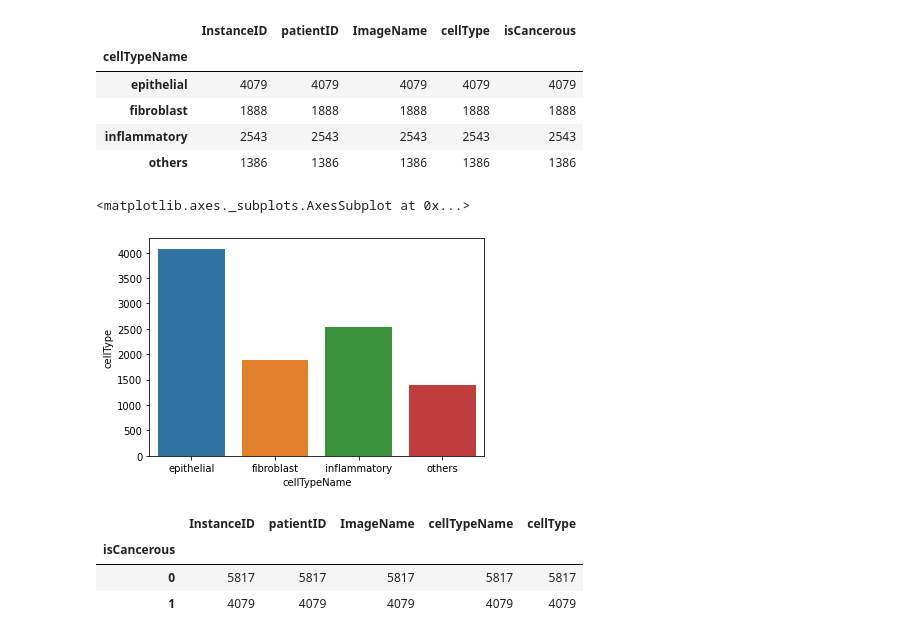
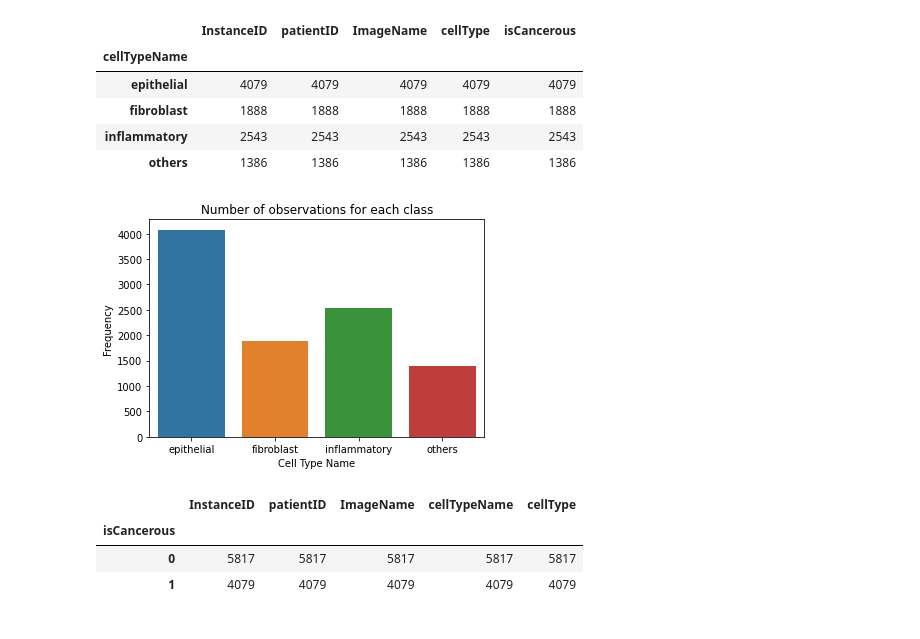
Before and after one commit to Sachin270/CMLAssignment2, a Jupyter notebook: Assignment2.ipynb, the cells around one changed output. Cells and saved outputs as stored; diff of their text form; code cells hidden in the pictures.

```diff
--- a/Assignment2.ipynb
+++ b/Assignment2.ipynb
@@ -53,10 +59,13 @@ data.groupby('cellTypeName').agg('count')
 # %%
 sns.barplot(x=data.groupby('cellTypeName').agg('count').index,
             y='cellType',
             data=data.groupby('cellTypeName').agg('count'))
+plt.title("Number of observations for each class")
+plt.xlabel("Cell Type Name")
+plt.ylabel("Frequency")
+plt.show()
 # %% [output]
-<matplotlib.axes._subplots.AxesSubplot at 0x...>
-[figure, old version]
+[figure, new version]
 # %%
 data.groupby('isCancerous').agg('count')
 # %% [output]
```
Also changed, not shown: parts of 46 cells of this notebook.
